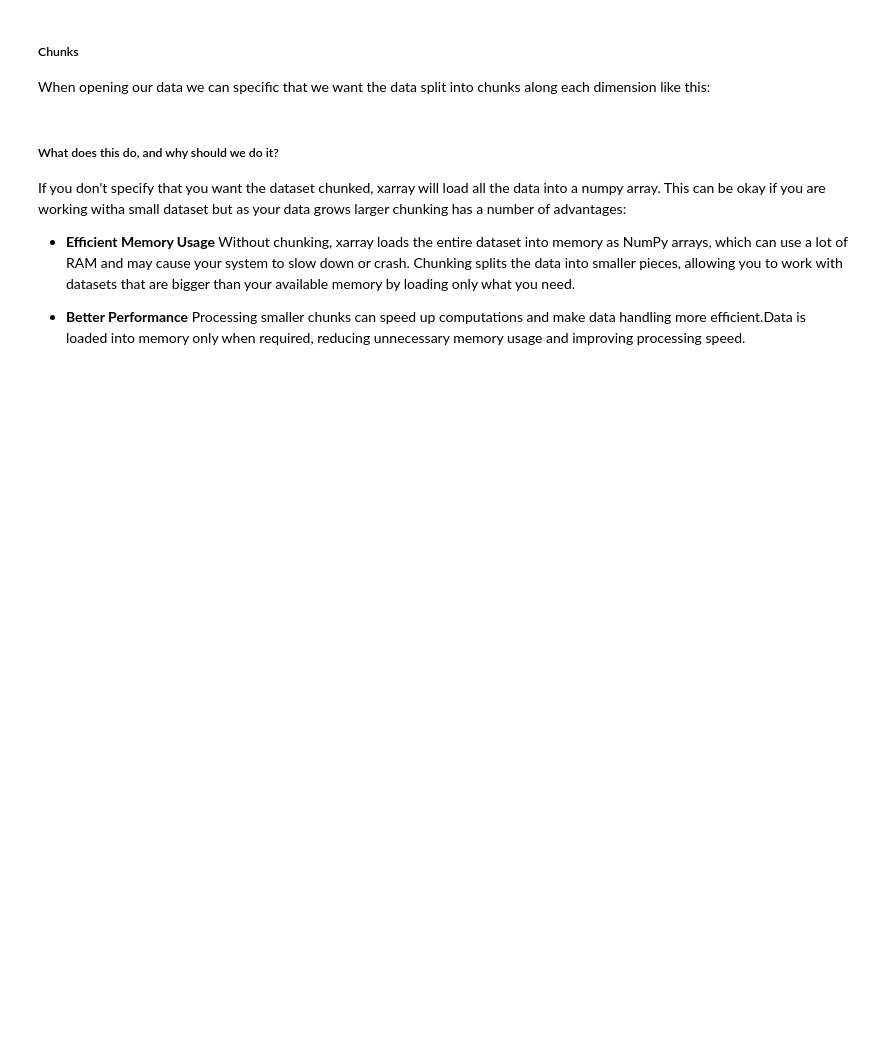
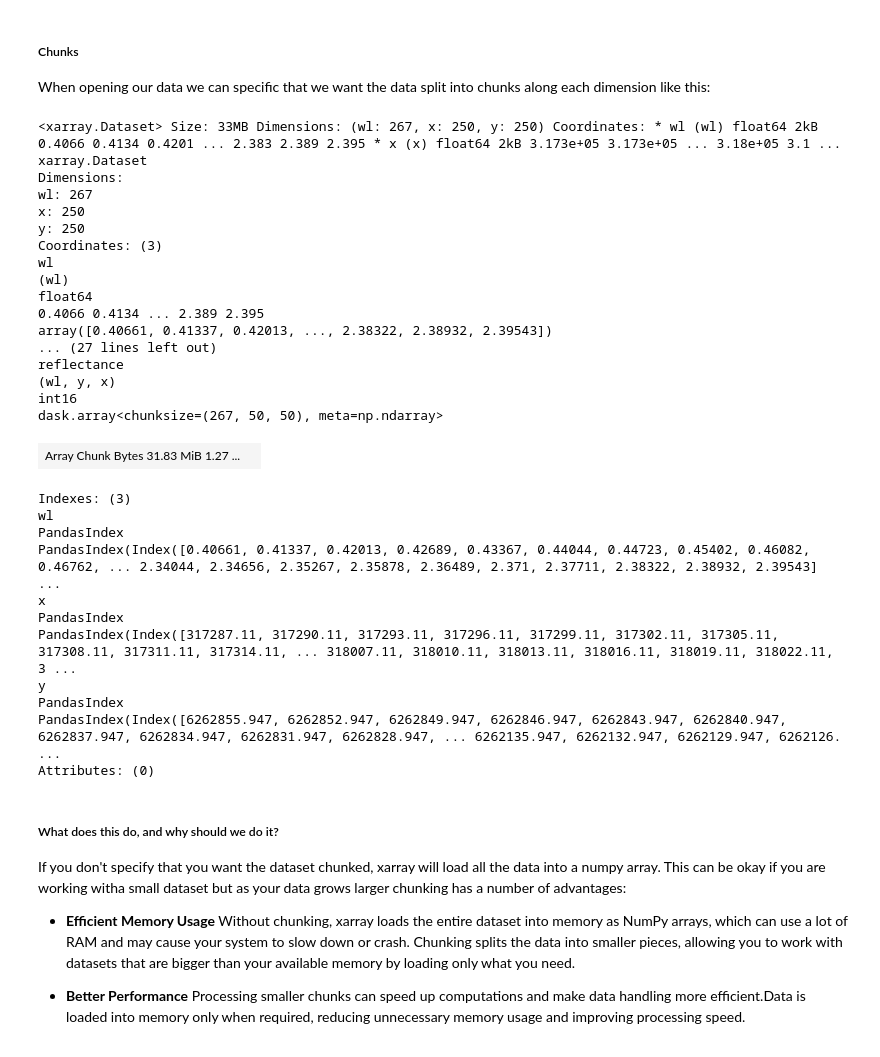
Before and after one commit to ornldaac/bioscape_workshop_sa, a Jupyter notebook: book/tutorials/Geopython/Geopython.ipynb, the cells around one changed output. Cells and saved outputs as stored; diff of their text form; code cells hidden in the pictures; blank space fills up the shorter version.

```diff
--- a/book/tutorials/Geopython/Geopython.ipynb
+++ b/book/tutorials/Geopython/Geopython.ipynb
@@ -377,8 +730,38 @@ xda_is.compute()
 ##### Chunks
 When opening our data we can specific that we want the data split into chunks along each dimension like this:
 # %%
-xda_chunk = xr.open_dataset("data/is_example.nc",chunks={'x':50,'y':50,'wl':-1})
+xda_chunk = xr.open_dataset("/shared/users/gmoncrieff/is_example.nc",chunks={'x':50,'y':50,'wl':-1})
 xda_chunk
+# %% [output]
+<xarray.Dataset> Size: 33MB Dimensions: (wl: 267, x: 250, y: 250) Coordinates: * wl (wl) float64 2kB 0.4066 0.4134 0.4201 ... 2.383 2.389 2.395 * x (x) float64 2kB 3.173e+05 3.173e+05 ... 3.18e+05 3.1 ...
+xarray.Dataset
+Dimensions:
+wl: 267
+x: 250
+y: 250
+Coordinates: (3)
+wl
+(wl)
+float64
+0.4066 0.4134 ... 2.389 2.395
+array([0.40661, 0.41337, 0.42013, ..., 2.38322, 2.38932, 2.39543])
+... (27 lines left out)
+reflectance
+(wl, y, x)
+int16
+dask.array<chunksize=(267, 50, 50), meta=np.ndarray>
+| Array Chunk Bytes 31.83 MiB 1.27 ... |  |
+Indexes: (3)
+wl
+PandasIndex
+PandasIndex(Index([0.40661, 0.41337, 0.42013, 0.42689, 0.43367, 0.44044, 0.44723, 0.45402, 0.46082, 0.46762, ... 2.34044, 2.34656, 2.35267, 2.35878, 2.36489, 2.371, 2.37711, 2.38322, 2.38932, 2.39543] ...
+x
+PandasIndex
+PandasIndex(Index([317287.11, 317290.11, 317293.11, 317296.11, 317299.11, 317302.11, 317305.11, 317308.11, 317311.11, 317314.11, ... 318007.11, 318010.11, 318013.11, 318016.11, 318019.11, 318022.11, 3 ...
+y
+PandasIndex
+PandasIndex(Index([6262855.947, 6262852.947, 6262849.947, 6262846.947, 6262843.947, 6262840.947, 6262837.947, 6262834.947, 6262831.947, 6262828.947, ... 6262135.947, 6262132.947, 6262129.947, 6262126. ...
+Attributes: (0)
 # %% [markdown]
 ##### What does this do, and why should we do it?
 If you don't specify that you want the dataset chunked, xarray will load all the data into a numpy array. This can be okay if you are working witha small dataset but as your data grows larger chunking has a number of advantages:
```
Also changed, not shown: parts of 50 cells of this notebook.
